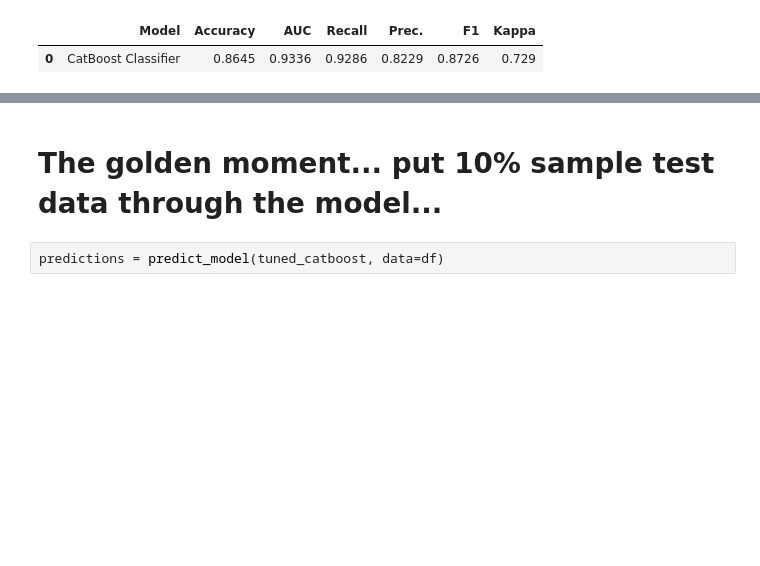
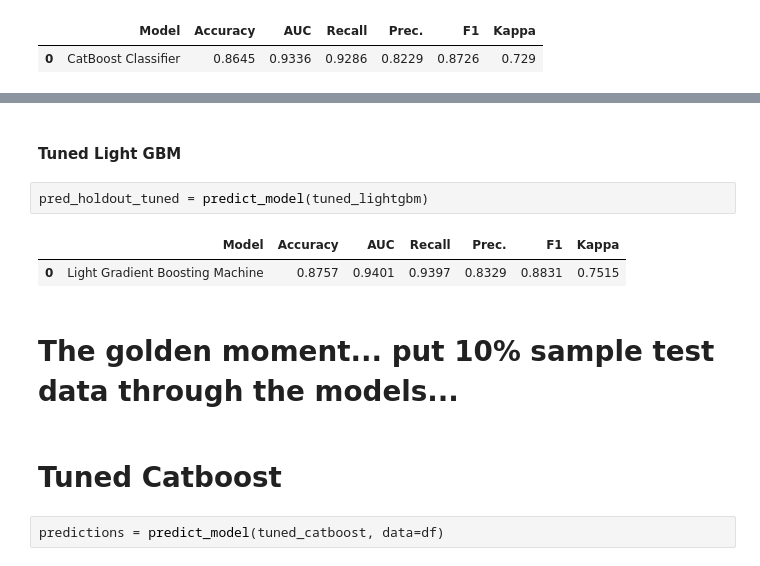
Before and after one commit to bigtoga/Project3, a Jupyter notebook: Kip/ML Foreclosure or Not EPOCH 2 Oversamp 50-50 training set-CatBoost.ipynb, the cells around one changed output, grey strips where cells are left out. Saved outputs shown, nothing was run; the diff lists cells and outputs as text; blank space fills up the shorter version.

```diff
--- a/Kip/ML Foreclosure or Not EPOCH 2 Oversamp 50-50 training set-CatBoost.ipynb
+++ b/Kip/ML Foreclosure or Not EPOCH 2 Oversamp 50-50 training set-CatBoost.ipynb
@@ -508,5 +547,14 @@ pred_holdout_tuned = predict_model(tuned_catboost)
+# %% [markdown]
+#### Tuned Light GBM
+# %%
+pred_holdout_tuned = predict_model(tuned_lightgbm)
+# %% [output]
+|  | Model | Accuracy | AUC | Recall | Prec. | F1 | Kappa |
+| 0 | Light Gradient Boosting Machine | 0.8757 | 0.9401 | 0.9397 | 0.8329 | 0.8831 | 0.7515 |
 # %% [markdown]
-# The golden moment... put 10% sample test data through the model...
+# The golden moment... put 10% sample test data through the models...
+# %% [markdown]
+# Tuned Catboost
 # %%
 predictions = predict_model(tuned_catboost, data=df)
 # %%
```
Also changed, not shown: parts of 22 cells of this notebook.
